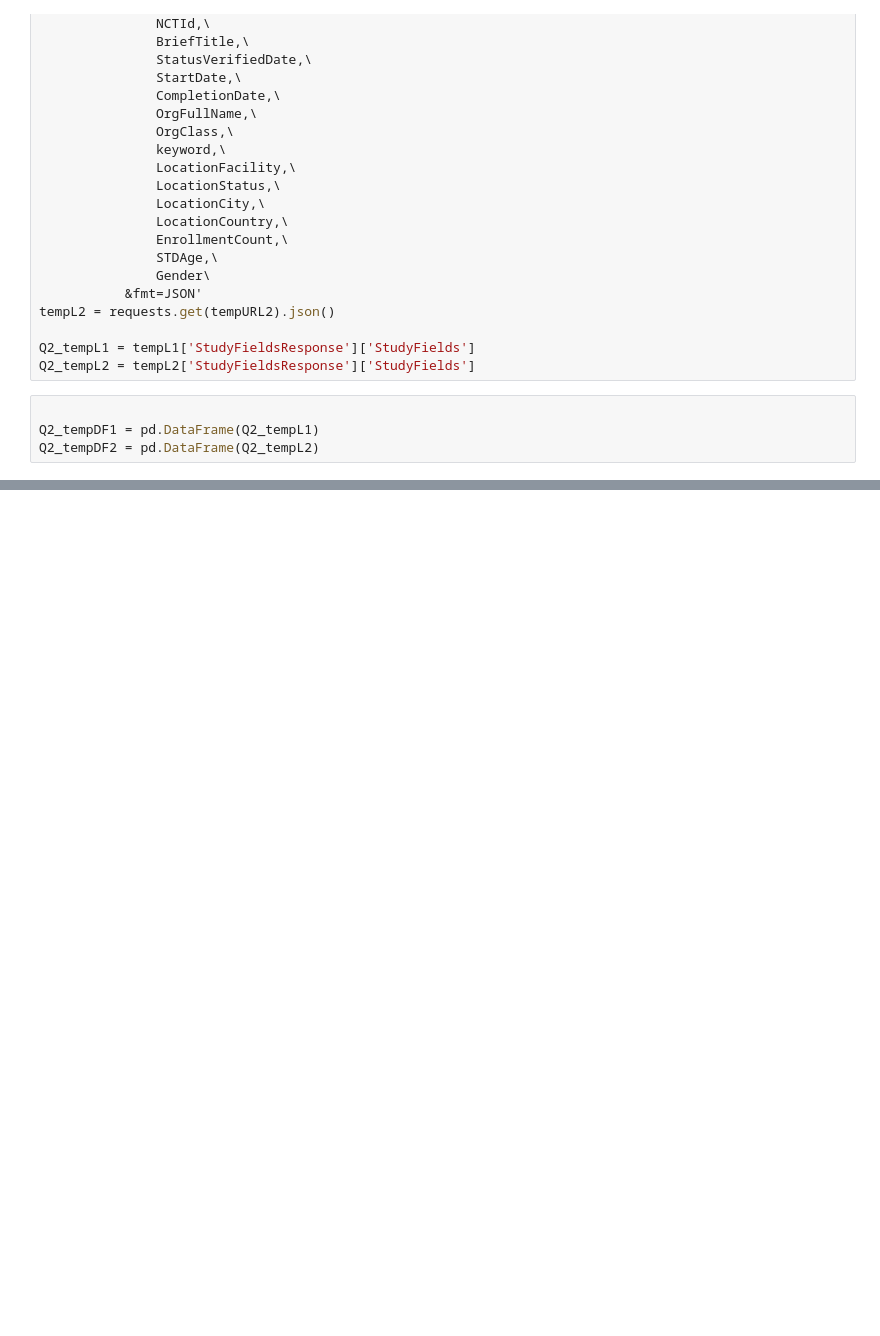
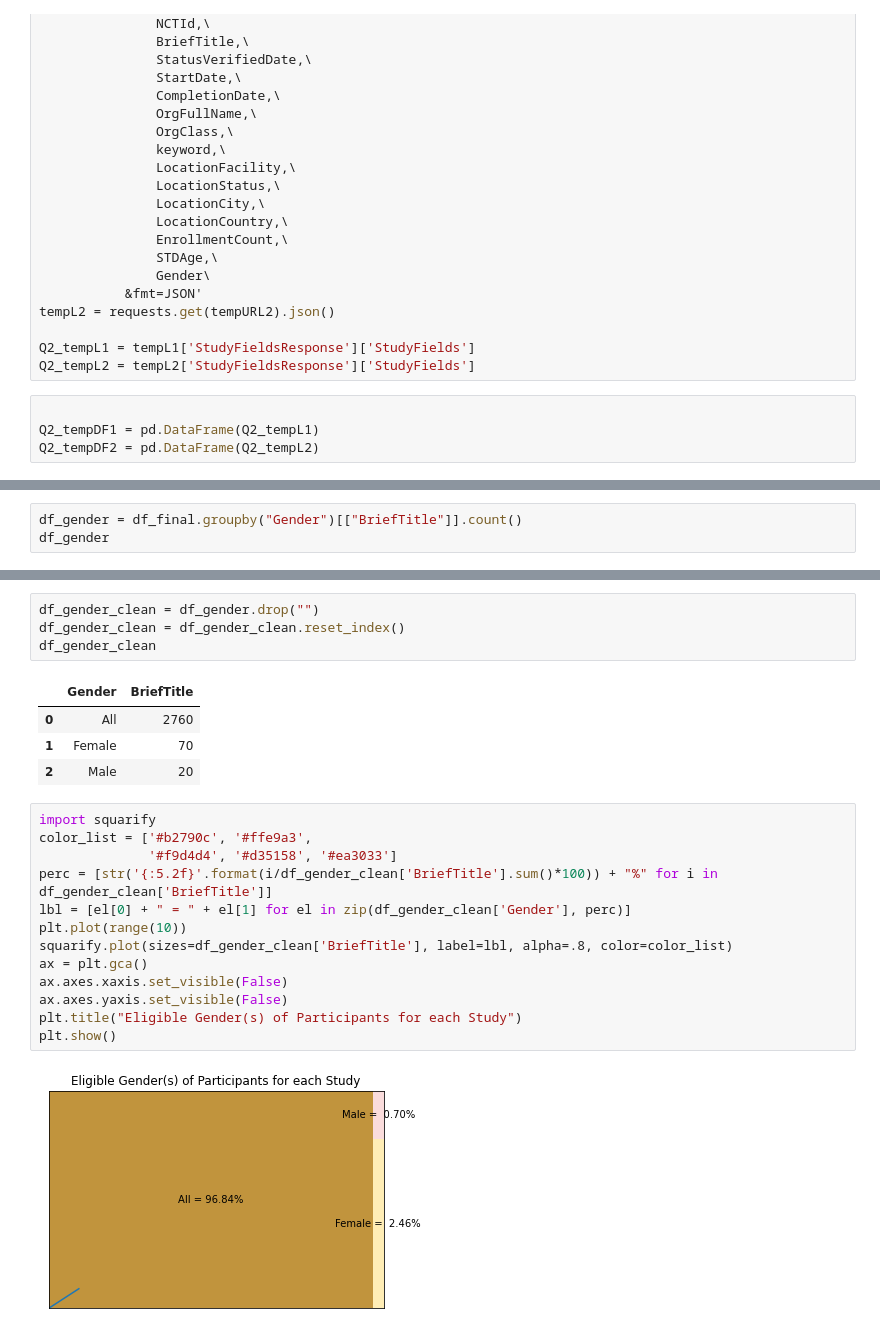
Before and after one commit to nick-nasse/pyd-pyper, a Jupyter notebook: Project - Nasse Clean.ipynb, the cells around one changed output, grey strips where cells are left out. Drawn from its saved outputs; the diff is of its cells as text; blank space fills up the shorter version.

```diff
--- a/Project - Nasse Clean.ipynb
+++ b/Project - Nasse Clean.ipynb
@@ -429,0 +520,3 @@ df_final
+# %%
+df_gender = df_final.groupby("Gender")[["BriefTitle"]].count()
+df_gender
@@ -429,0 +530,24 @@ df_final
+# %%
+df_gender_clean = df_gender.drop("")
+df_gender_clean = df_gender_clean.reset_index()
+df_gender_clean
+# %% [output]
+|  | Gender | BriefTitle |
+| 0 | All | 2760 |
+| 1 | Female | 70 |
+| 2 | Male | 20 |
+# %%
+import squarify
+color_list = ['#b2790c', '#ffe9a3',
+              '#f9d4d4', '#d35158', '#ea3033']
+perc = [str('{:5.2f}'.format(i/df_gender_clean['BriefTitle'].sum()*100)) + "%" for i in df_gender_clean['BriefTitle']]
+lbl = [el[0] + " = " + el[1] for el in zip(df_gender_clean['Gender'], perc)]
+plt.plot(range(10))
+squarify.plot(sizes=df_gender_clean['BriefTitle'], label=lbl, alpha=.8, color=color_list)
+ax = plt.gca()
+ax.axes.xaxis.set_visible(False)
+ax.axes.yaxis.set_visible(False)
+plt.title("Eligible Gender(s) of Participants for each Study")
+plt.show()
+# %% [output]
+[figure, added]
```
Also changed, not shown: parts of 22 cells of this notebook, 1 other file.
